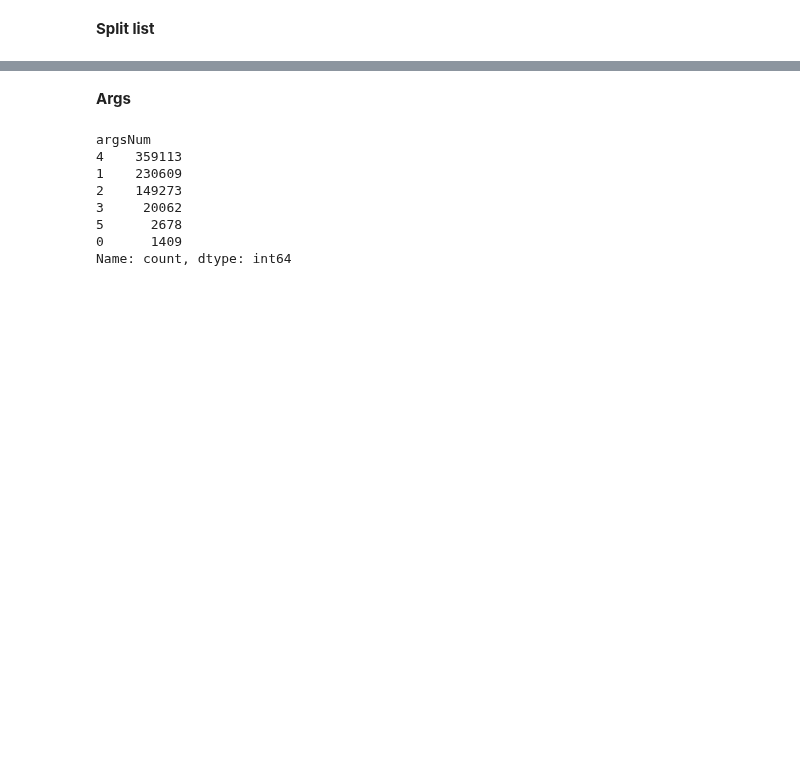
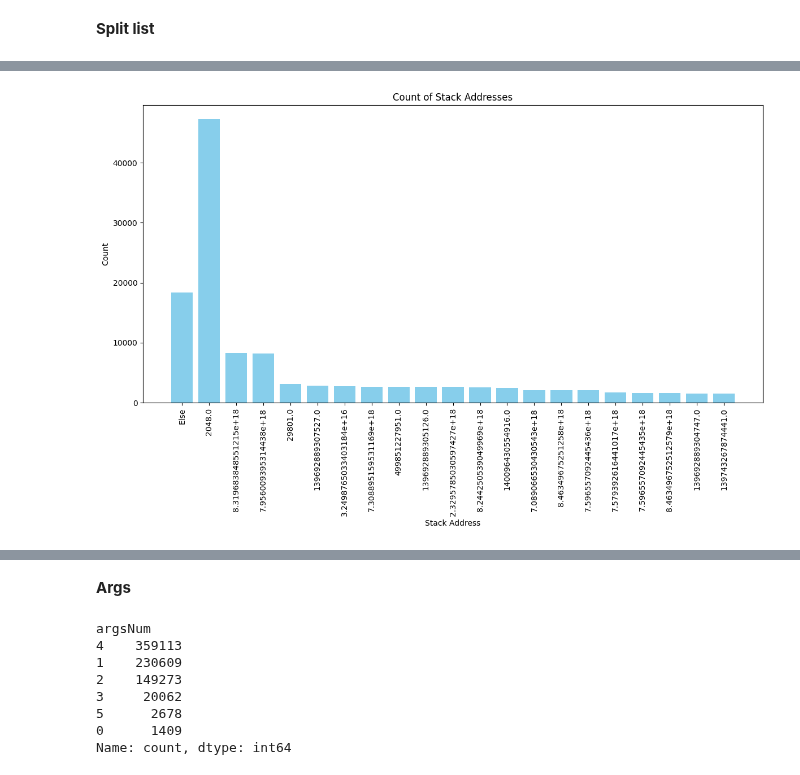
Before and after one commit to moryba/Beth-project, a Jupyter notebook: Data analysis/data analysis.ipynb, the cells around one changed output, grey strips where cells are left out. Saved outputs shown, nothing was run; the diff lists cells and outputs as text; code cells hidden in the pictures; blank space fills up the shorter version.

```diff
--- a/Data analysis/data analysis.ipynb
+++ b/Data analysis/data analysis.ipynb
@@ -1007,0 +1092,11 @@ Name: 0, dtype: object
+# %%
+plt.figure(figsize=(12, 8))
+plt.bar(top_20['stack_address'], top_20['count'], color='skyblue')
+plt.xlabel('Stack Address')
+plt.ylabel('Count')
+plt.title('Count of Stack Addresses')
+plt.xticks(rotation=90)
+plt.tight_layout()
+plt.show()
+# %% [output]
+[figure, added]
```
Also changed, not shown: parts of 21 cells of this notebook, 5 other files.
